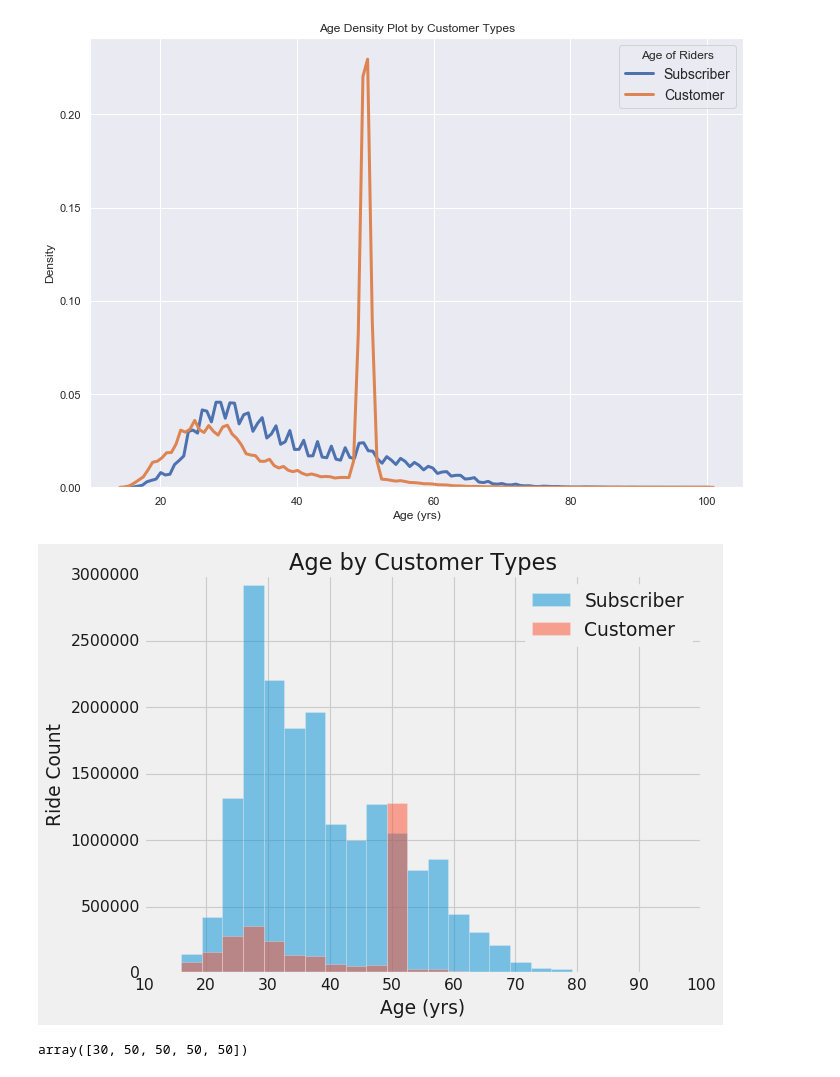
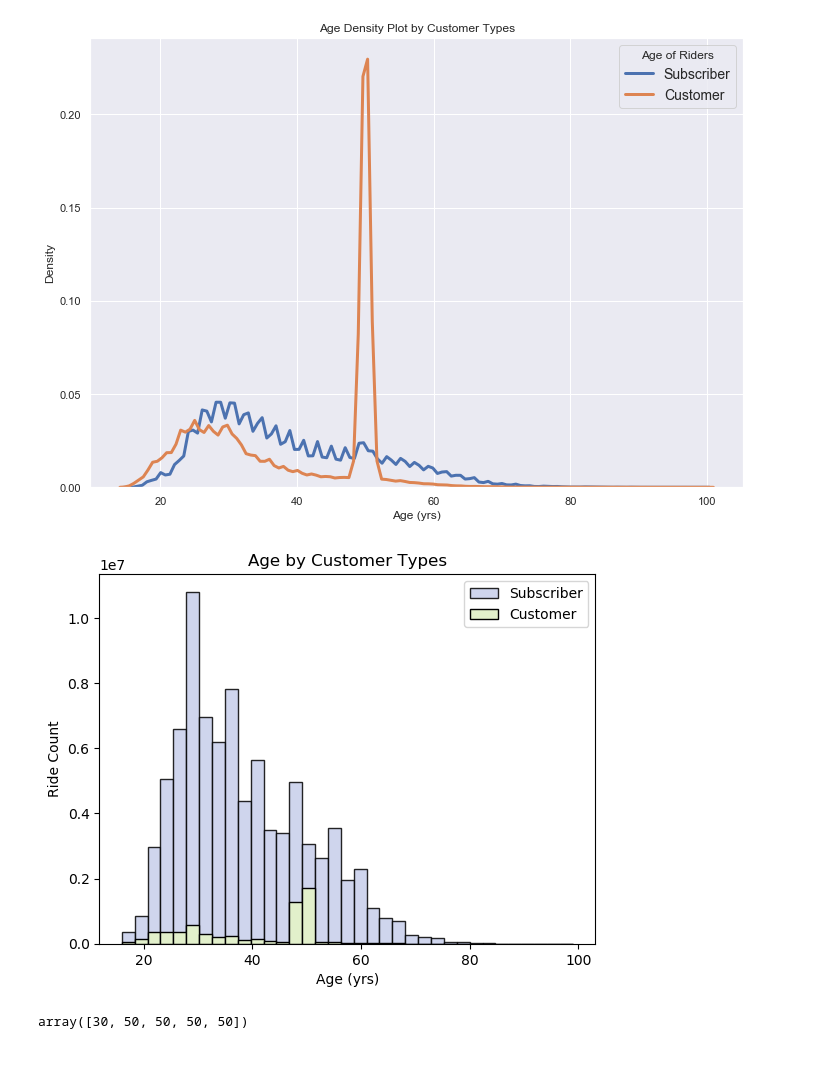
Before and after one commit to Data-Science-Link/project_bike_rental_analysis, a Jupyter notebook: scripts/workspace/Link_Michael/Untitled/SQL.ipynb, the cells around one changed output. Saved outputs shown, nothing was run; the diff lists cells and outputs as text; code cells hidden in the pictures.

```diff
--- a/scripts/workspace/Link_Michael/Untitled/SQL.ipynb
+++ b/scripts/workspace/Link_Michael/Untitled/SQL.ipynb
@@ -370,7 +372,7 @@ df_concat.head(2)
 # %%
 df_concat.sort_values(by=['Start_Ratio'], inplace=True)
 # %%
-plt.style.use('fivethirtyeight')
+plt.style.use('default')
 plt.bar(df_concat.index.to_list(), df_concat['Start_Ratio'], color='blue')
 plt.xlabel("Individual Station")
 plt.ylabel("Ratio of Start to End Rides")
@@ -401,6 +403,13 @@ pie_df_concat.head(2)
 |  | Station_Type | Count |
 | 0 | Net Bikes Arriving | 289 |
 | 1 | Net Bikes Leaving | 342 |
+# %%
+### Defining Color Palette
+colors = ["#FF9AA2", "#FFB7B2","#FFDAC1",'#E2F0CB','#B5EAD7','#C7CEEA']
+
+keys = ["red", "salmon","tan",'light_green','aqua_green','purple']
+values = ["#FF9AA2", "#FFB7B2","#FFDAC1",'#E2F0CB','#B5EAD7','#C7CEEA']
+color_dct = dict(zip(keys, values))
 # %%
 labels = ['Stations with Bikes Arriving', 'Stations with Bikes Leaving']
 sizes = pie_df_concat['Count']
@@ -466,4 +486,4 @@ Wall time: 3min 59s
 # %%
-# %%time
-# df_age_cust = result_age_cust.DataFrame()
-# df_age_cust = df_age_cust[df_age_cust['Age']<100]
+%%time
+df_age_cust = result_age_cust.DataFrame()
+df_age_cust = df_age_cust[df_age_cust['Age']<100]
@@ -505,21 +528,21 @@ plt.show()
 # %%
 from matplotlib import pyplot
 
 x = df_age_cust[df_age_cust['User Type']=='Customer'][['Age']].values.flatten()
 y = df_age_cust[df_age_cust['User Type']=='Subscriber'][['Age']].values.flatten()
 
-plt.style.use('fivethirtyeight')
+plt.style.use('default')
 
-plt.hist(y, bins=25, alpha=0.5, label='Subscriber')
-plt.hist(x, bins=25, alpha=0.5, label='Customer')
+plt.hist(y, bins=35, alpha=0.85, label='Subscriber', color=color_dct['purple'], ec='black')
+plt.hist(x, bins=35, label='Customer', color=color_dct['light_green'], ec='black') #, alpha=0.5
 
 plt.legend(loc='upper right')
 plt.title('Age by Customer Types')
 plt.xlabel('Age (yrs)')
 plt.ylabel('Ride Count')
 plt.show()
 # %% [output]
-[figure, old version]
+[figure, new version]
 # %%
 df_age_cust[df_age_cust['User Type']=='Customer'][['Age']].head().values.flatten()
 # %% [output]
```
Also changed, not shown: parts of 24 cells of this notebook, 8 other files.
